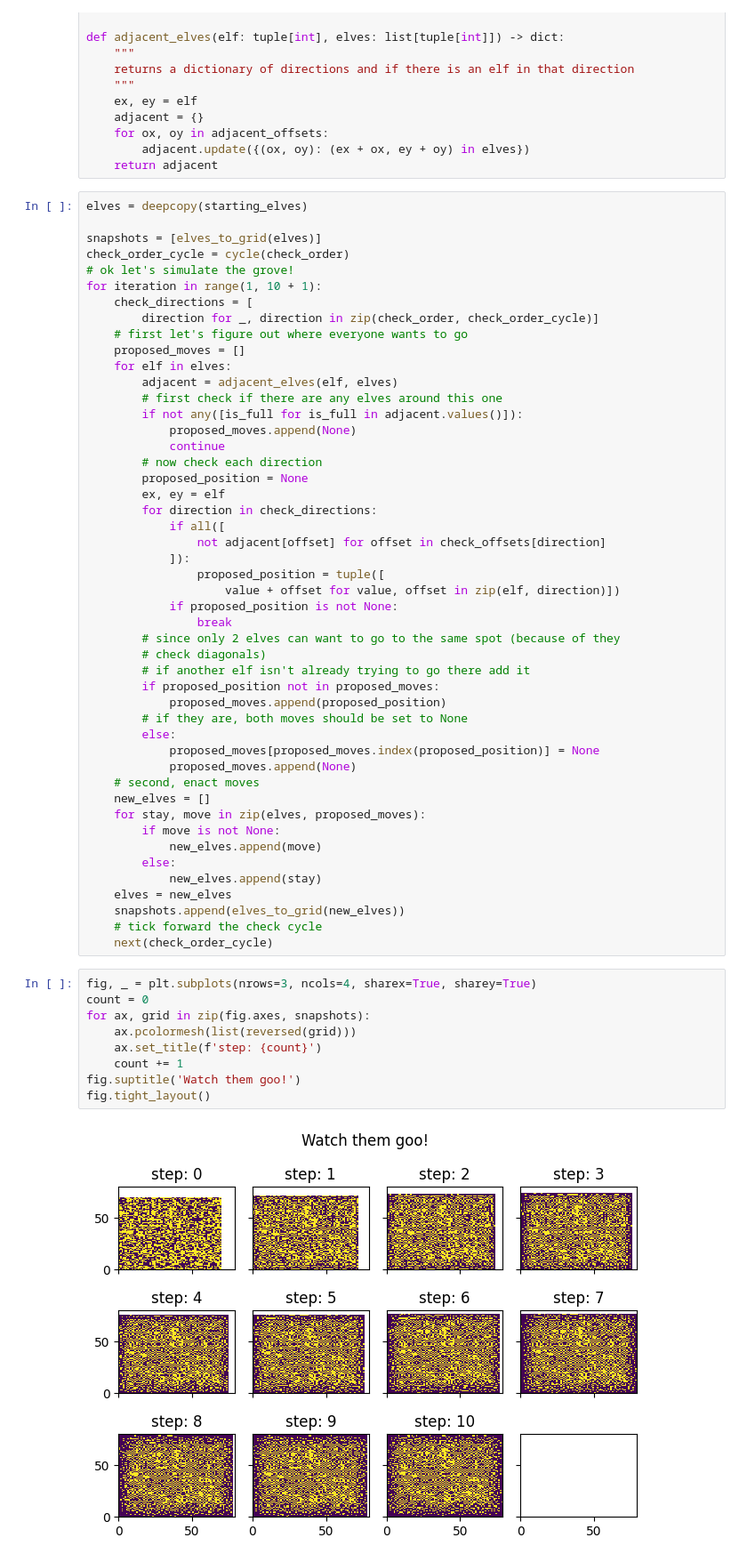
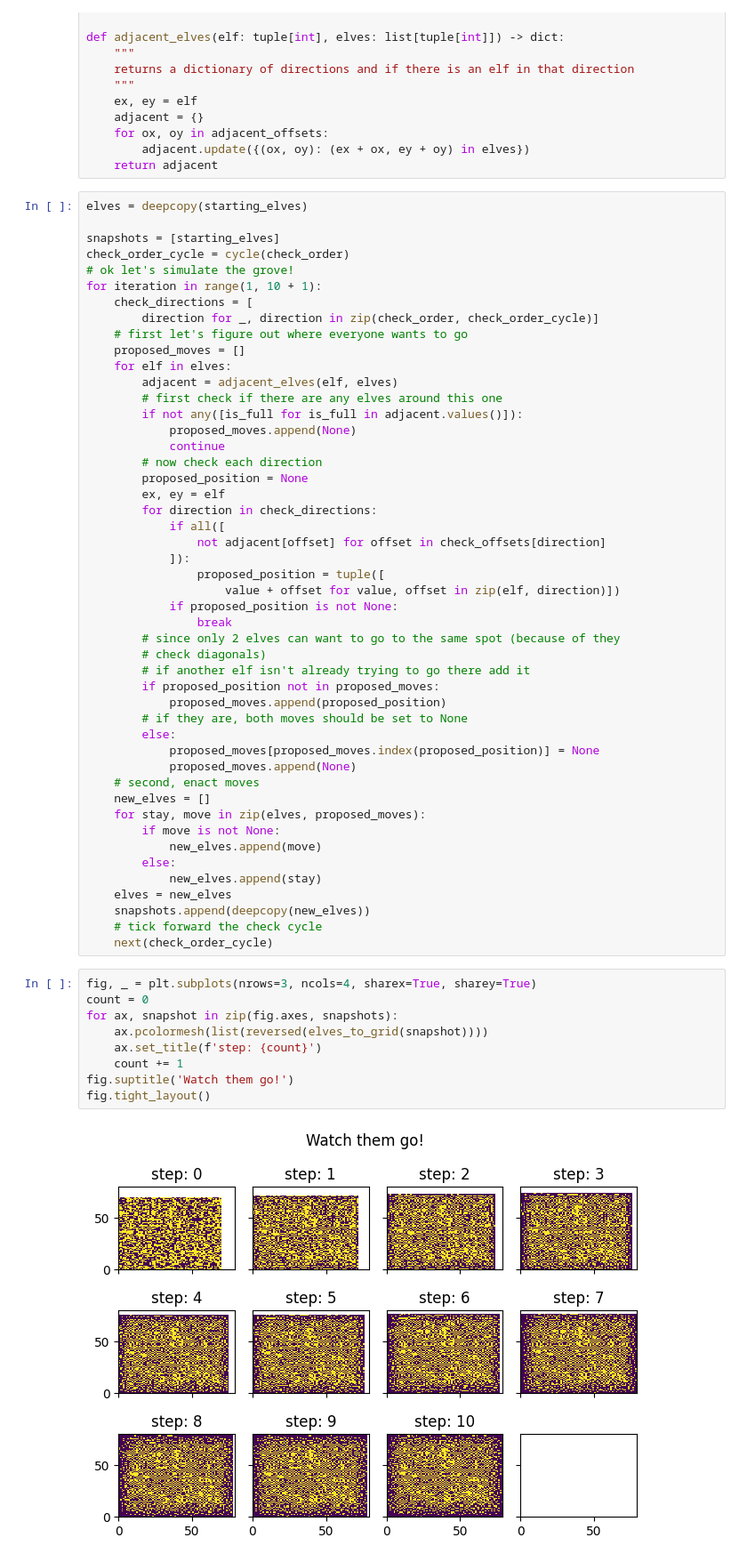
Before and after one commit to nouseforkeys/advent_of_code_22, a Jupyter notebook: day_23.ipynb, the cells around one changed output. Shown at 89% size. Cells and saved outputs as stored; diff of their text form.

```diff
--- a/day_23.ipynb
+++ b/day_23.ipynb
@@ -114,7 +114,7 @@ def adjacent_elves(elf: tuple[int], elves: list[tuple[int]]) -> dict:
 # %%
 elves = deepcopy(starting_elves)
 
-snapshots = [elves_to_grid(elves)]
+snapshots = [starting_elves]
 check_order_cycle = cycle(check_order)
 # ok let's simulate the grove!
 for iteration in range(1, 10 + 1):
@@ -156,18 +156,18 @@ for iteration in range(1, 10 + 1):
         else:
             new_elves.append(stay)
     elves = new_elves
-    snapshots.append(elves_to_grid(new_elves))
+    snapshots.append(deepcopy(new_elves))
     # tick forward the check cycle
     next(check_order_cycle)
 # %%
 fig, _ = plt.subplots(nrows=3, ncols=4, sharex=True, sharey=True)
 count = 0
-for ax, grid in zip(fig.axes, snapshots):
-    ax.pcolormesh(list(reversed(grid)))
+for ax, snapshot in zip(fig.axes, snapshots):
+    ax.pcolormesh(list(reversed(elves_to_grid(snapshot))))
     ax.set_title(f'step: {count}')
     count += 1
-fig.suptitle('Watch them goo!')
+fig.suptitle('Watch them go!')
 fig.tight_layout()
 # %% [output]
-[figure, old version]
+[figure, new version]
 # %%
```
Also changed, not shown: parts of 6 cells of this notebook.
